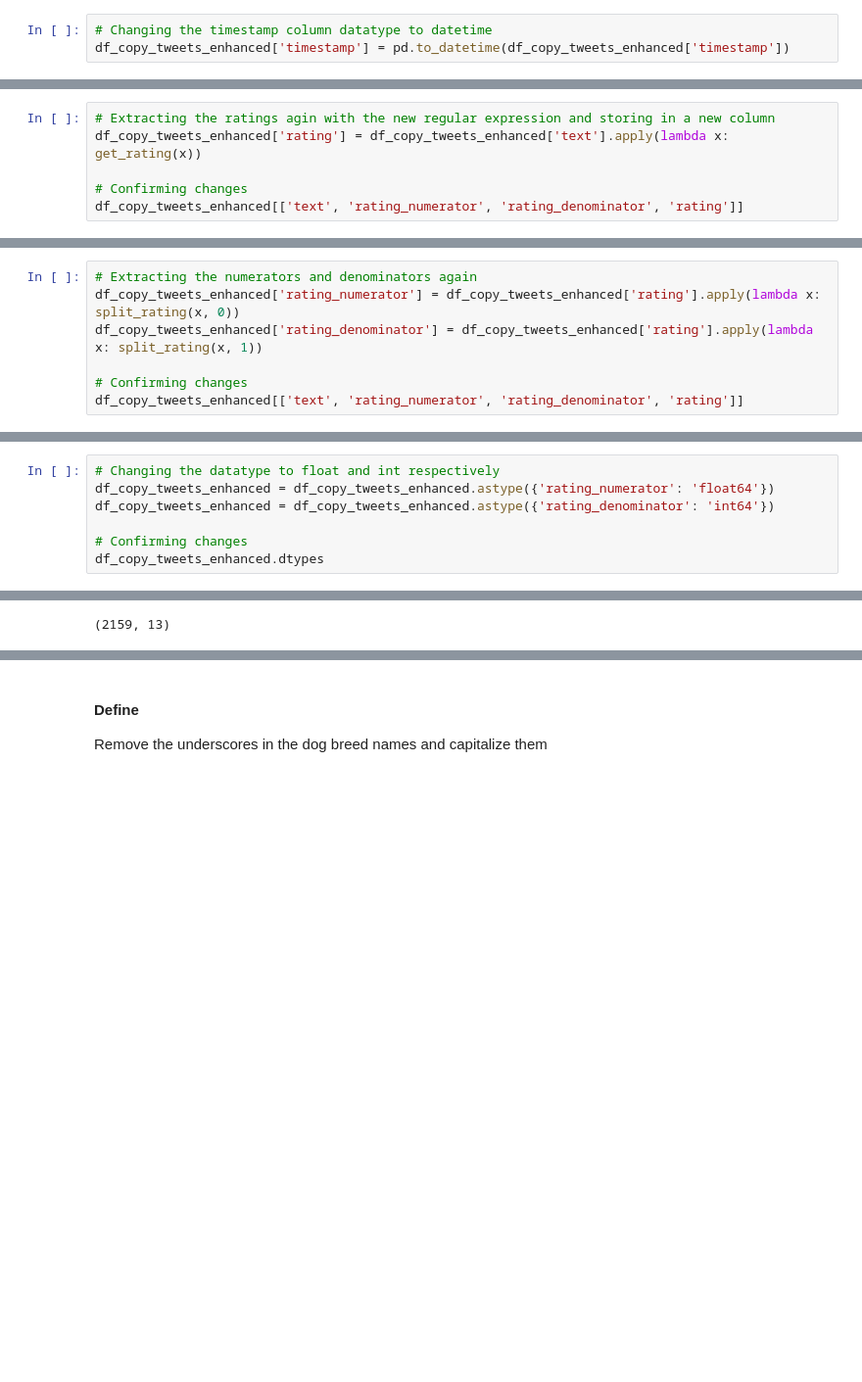
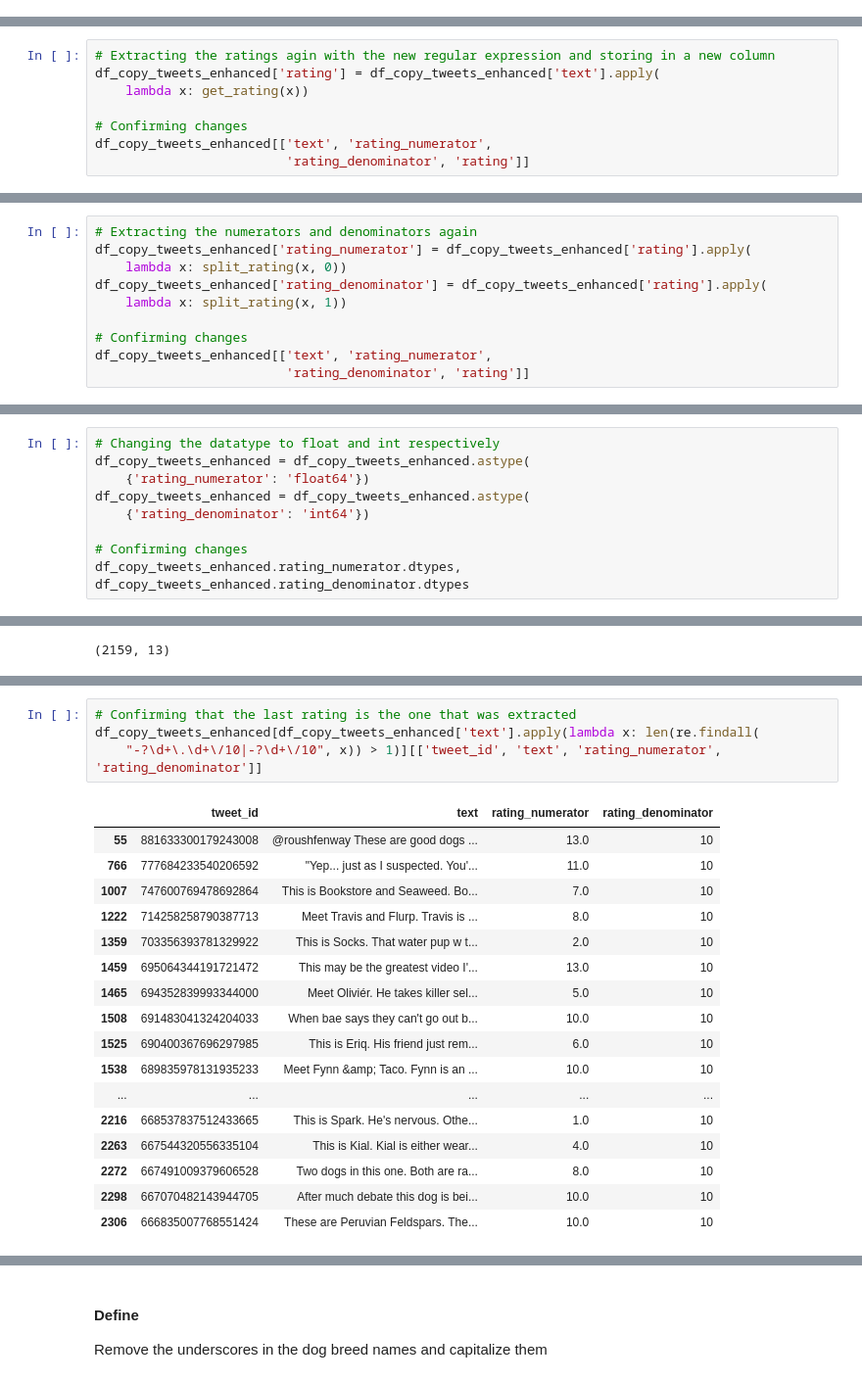
Before and after one commit to Cofucan/weratedogs_twitter_analysis, a Jupyter notebook: wrangle_act.ipynb, the cells around one changed output, grey strips where cells are left out. Shown at 98% size. Cells and saved outputs as stored; diff of their text form; blank space fills up the shorter version.

```diff
--- a/wrangle_act.ipynb
+++ b/wrangle_act.ipynb
@@ -434,6 +635,3 @@ dtype: object
-# %%
-# Changing the timestamp column datatype to datetime
-df_copy_tweets_enhanced['timestamp'] = pd.to_datetime(df_copy_tweets_enhanced['timestamp'])
 # %% [markdown]
 #### Test
 # %%
@@ -551,10 +719,12 @@ def split_rating(rating, index):
         return 0
 # %%
 # Extracting the ratings agin with the new regular expression and storing in a new column
-df_copy_tweets_enhanced['rating'] = df_copy_tweets_enhanced['text'].apply(lambda x: get_rating(x))
+df_copy_tweets_enhanced['rating'] = df_copy_tweets_enhanced['text'].apply(
+    lambda x: get_rating(x))
 
 # Confirming changes
-df_copy_tweets_enhanced[['text', 'rating_numerator', 'rating_denominator', 'rating']]
+df_copy_tweets_enhanced[['text', 'rating_numerator',
+                         'rating_denominator', 'rating']]
 # %% [output]
 |  | text | rating_numerator | rating_denominator | rating |
 | 0 | This is Phineas. He's a mystical ... | 13 | 10 | 13/10 |
@@ -571,11 +741,14 @@ df_copy_tweets_enhanced[['text', 'rating_numerator', 'rating_denominator', 'rati
 2175 rows × 4 columns
 # %%
 # Extracting the numerators and denominators again
-df_copy_tweets_enhanced['rating_numerator'] = df_copy_tweets_enhanced['rating'].apply(lambda x: split_rating(x, 0))
-df_copy_tweets_enhanced['rating_denominator'] = df_copy_tweets_enhanced['rating'].apply(lambda x: split_rating(x, 1))
+df_copy_tweets_enhanced['rating_numerator'] = df_copy_tweets_enhanced['rating'].apply(
+    lambda x: split_rating(x, 0))
+df_copy_tweets_enhanced['rating_denominator'] = df_copy_tweets_enhanced['rating'].apply(
+    lambda x: split_rating(x, 1))
 
 # Confirming changes
-df_copy_tweets_enhanced[['text', 'rating_numerator', 'rating_denominator', 'rating']]
+df_copy_tweets_enhanced[['text', 'rating_numerator',
+                         'rating_denominator', 'rating']]
 # %% [output]
 |  | text | rating_numerator | rating_denominator | rating |
 | 0 | This is Phineas. He's a mystical ... | 13 | 10 | 13/10 |
@@ -611,8 +771,10 @@ dtype: object
 # %%
 # Changing the datatype to float and int respectively
-df_copy_tweets_enhanced = df_copy_tweets_enhanced.astype({'rating_numerator': 'float64'})
-df_copy_tweets_enhanced = df_copy_tweets_enhanced.astype({'rating_denominator': 'int64'})
+df_copy_tweets_enhanced = df_copy_tweets_enhanced.astype(
+    {'rating_numerator': 'float64'})
+df_copy_tweets_enhanced = df_copy_tweets_enhanced.astype(
+    {'rating_denominator': 'int64'})
 
 # Confirming changes
-df_copy_tweets_enhanced.dtypes
+df_copy_tweets_enhanced.rating_numerator.dtypes, df_copy_tweets_enhanced.rating_denominator.dtypes
 # %% [output]
@@ -673,0 +827,22 @@ df_copy_tweets_enhanced.shape
+# %%
+# Confirming that the last rating is the one that was extracted
+df_copy_tweets_enhanced[df_copy_tweets_enhanced['text'].apply(lambda x: len(re.findall(
+    "-?\d+\.\d+\/10|-?\d+\/10", x)) > 1)][['tweet_id', 'text', 'rating_numerator', 'rating_denominator']]
+# %% [output]
+|  | tweet_id | text | rating_numerator | rating_denominator |
+| 55 | 881633300179243008 | @roushfenway These are good dogs ... | 13.0 | 10 |
+| 766 | 777684233540206592 | "Yep... just as I suspected. You'... | 11.0 | 10 |
+| 1007 | 747600769478692864 | This is Bookstore and Seaweed. Bo... | 7.0 | 10 |
+| 1222 | 714258258790387713 | Meet Travis and Flurp. Travis is ... | 8.0 | 10 |
+| 1359 | 703356393781329922 | This is Socks. That water pup w t... | 2.0 | 10 |
+| 1459 | 695064344191721472 | This may be the greatest video I'... | 13.0 | 10 |
+| 1465 | 694352839993344000 | Meet Oliviér. He takes killer sel... | 5.0 | 10 |
+| 1508 | 691483041324204033 | When bae says they can't go out b... | 10.0 | 10 |
+| 1525 | 690400367696297985 | This is Eriq. His friend just rem... | 6.0 | 10 |
+| 1538 | 689835978131935233 | Meet Fynn &amp; Taco. Fynn is an ... | 10.0 | 10 |
+| ... | ... | ... | ... | ... |
+| 2216 | 668537837512433665 | This is Spark. He's nervous. Othe... | 1.0 | 10 |
+| 2263 | 667544320556335104 | This is Kial. Kial is either wear... | 4.0 | 10 |
+| 2272 | 667491009379606528 | Two dogs in this one. Both are ra... | 8.0 | 10 |
+| 2298 | 667070482143944705 | After much debate this dog is bei... | 10.0 | 10 |
+| 2306 | 666835007768551424 | These are Peruvian Feldspars. The... | 10.0 | 10 |
```
Also changed, not shown: parts of 97 cells of this notebook, 3 other files.
